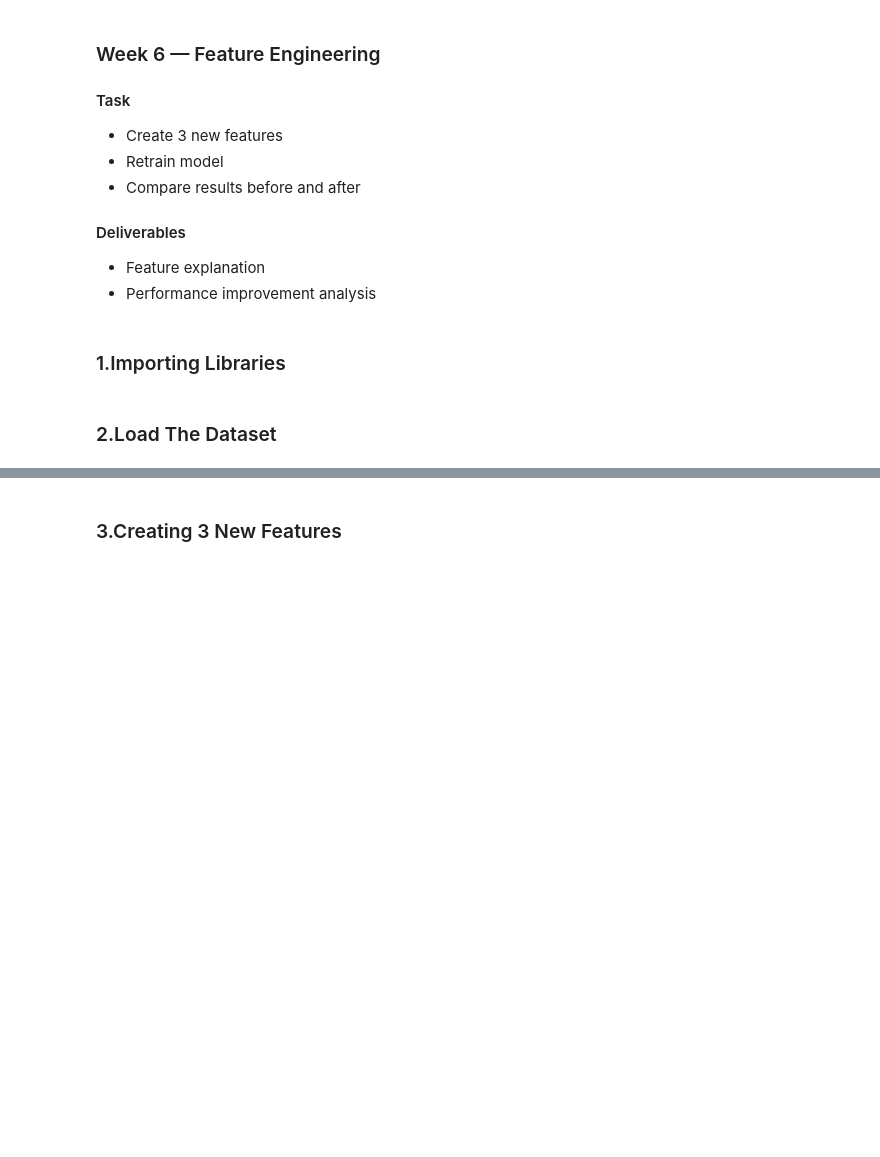
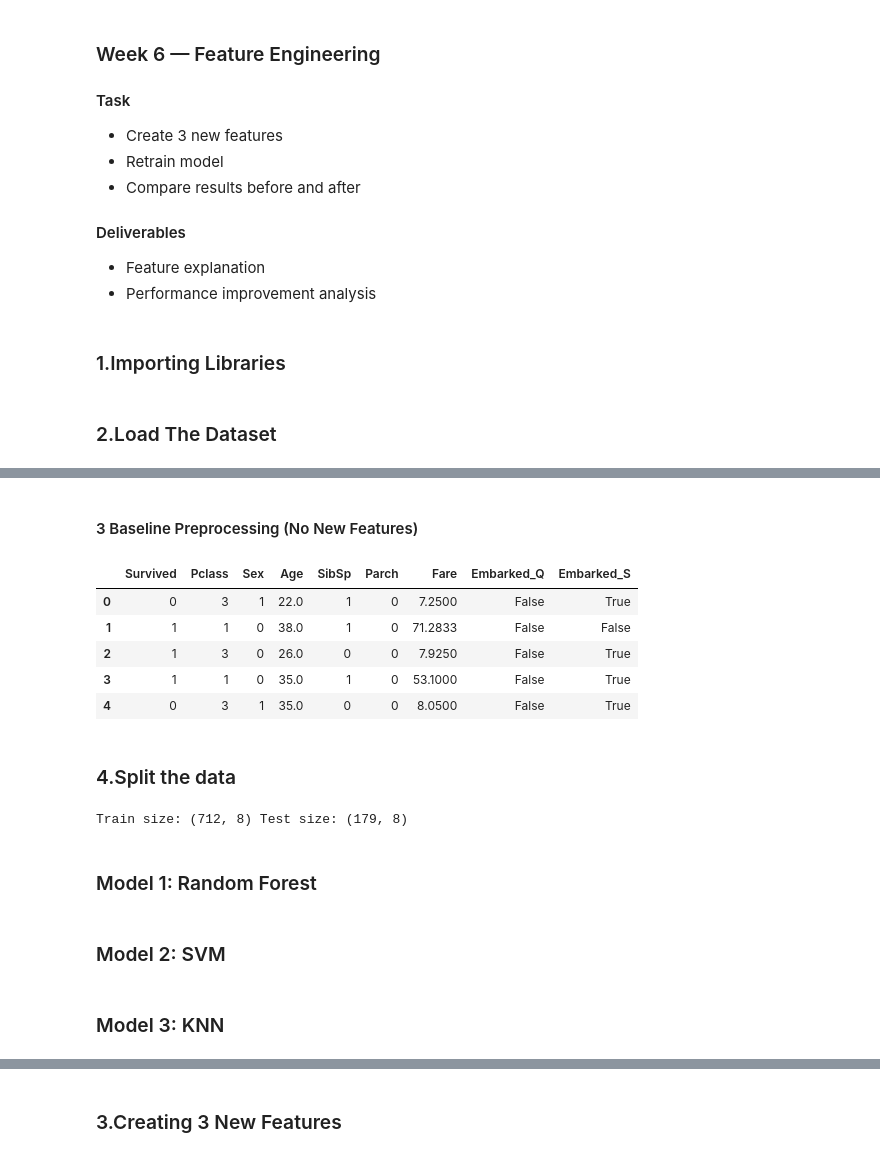
Before and after one commit to dinakaranthiru/AI-Engineer-12-Weeks, a Jupyter notebook: Week6_Task/Feature_Engineering.ipynb, the cells around one changed output, grey strips where cells are left out. Cells and saved outputs as stored; diff of their text form; code cells hidden in the pictures; blank space fills up the shorter version.

```diff
--- a/Week6_Task/Feature_Engineering.ipynb
+++ b/Week6_Task/Feature_Engineering.ipynb
@@ -24,3 +33,46 @@ df.head()
 | 2 | 3 | 1 | 3 | Heikkinen, Miss. Laina | female | 26.0 | 0 | 0 | STON/O2. 3101282 | 7.9250 | ... |
 | 3 | 4 | 1 | 1 | Futrelle, Mrs. Jacques Heath (Lil... | female | 35.0 | 1 | 0 | 113803 | 53.1000 | ... |
 | 4 | 5 | 0 | 3 | Allen, Mr. William Henry | male | 35.0 | 0 | 0 | 373450 | 8.0500 | ... |
+# %% [markdown]
+#### 3 Baseline Preprocessing (No New Features)
+# %%
+df_base = df_raw.copy()
+
+# Filling missing values with median/mode
+df_base['Age'] = df_base['Age'].fillna(df_base['Age'].median())
+df_base['Embarked'] = df_base['Embarked'].fillna(df_base['Embarked'].mode()[0])
+
+# Encode categorical variables
+le_base = LabelEncoder()
+df_base['Sex'] = le_base.fit_transform(df_base['Sex'])
+df_base = pd.get_dummies(df_base, columns=['Embarked'], drop_first=True)
+
+# Drop columns not used in model training
+df_base = df_base.drop(columns=['Name', 'Cabin', 'Ticket', 'PassengerId'])
+df_base.head()
+# %% [output]
+|  | Survived | Pclass | Sex | Age | SibSp | Parch | Fare | Embarked_Q | Embarked_S |
+| 0 | 0 | 3 | 1 | 22.0 | 1 | 0 | 7.2500 | False | True |
+| 1 | 1 | 1 | 0 | 38.0 | 1 | 0 | 71.2833 | False | False |
+| 2 | 1 | 3 | 0 | 26.0 | 0 | 0 | 7.9250 | False | True |
+| 3 | 1 | 1 | 0 | 35.0 | 1 | 0 | 53.1000 | False | True |
+| 4 | 0 | 3 | 1 | 35.0 | 0 | 0 | 8.0500 | False | True |
+# %% [markdown]
+### 4.Split the data
+# %%
+X_base = df_base.drop('Survived', axis=1)
+y_base = df_base['Survived']
+
+X_base_train, X_base_test, y_base_train, y_base_test = train_test_split(
+    X_base, y_base, test_size=0.2, random_state=42, stratify=y_base
+)
+
+scaler_base = StandardScaler()
+X_base_train_scaled = scaler_base.fit_transform(X_base_train)
+X_base_test_scaled = scaler_base.transform(X_base_test)  # transform only, not fit_transform
+
+print('Train size:', X_base_train.shape, 'Test size:', X_base_test.shape)
+# %% [output]
+Train size: (712, 8) Test size: (179, 8)
+# %% [markdown]
+### Model 1: Random Forest
@@ -26,0 +90,2 @@ df.head()
+# %% [markdown]
+### Model 2: SVM
@@ -26,0 +103,2 @@ df.head()
+# %% [markdown]
+### Model 3: KNN
```
Also changed, not shown: parts of 16 cells of this notebook.
